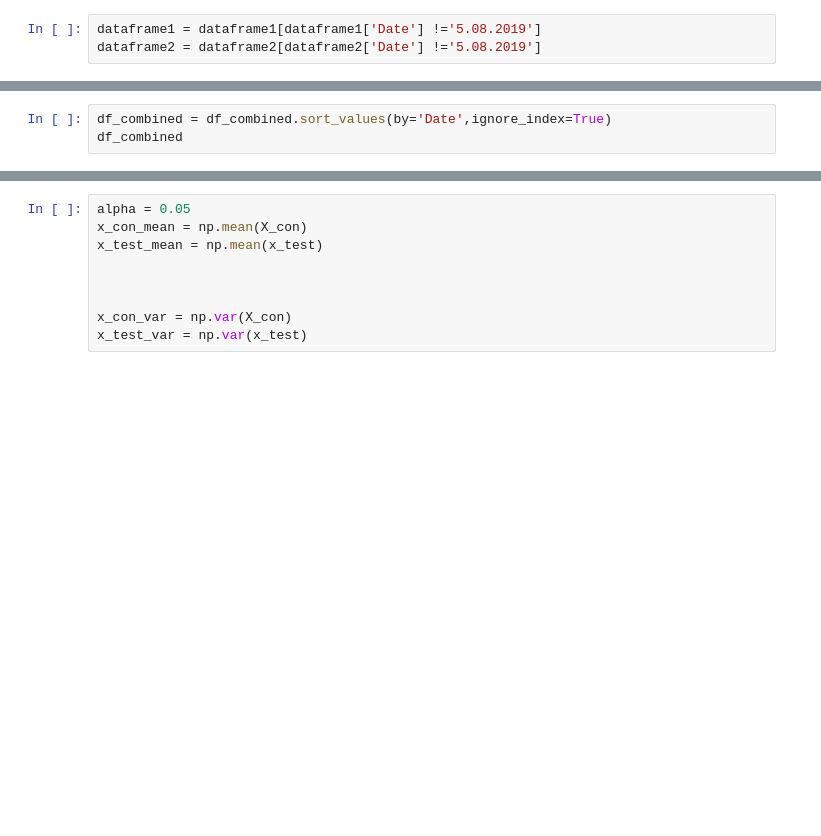
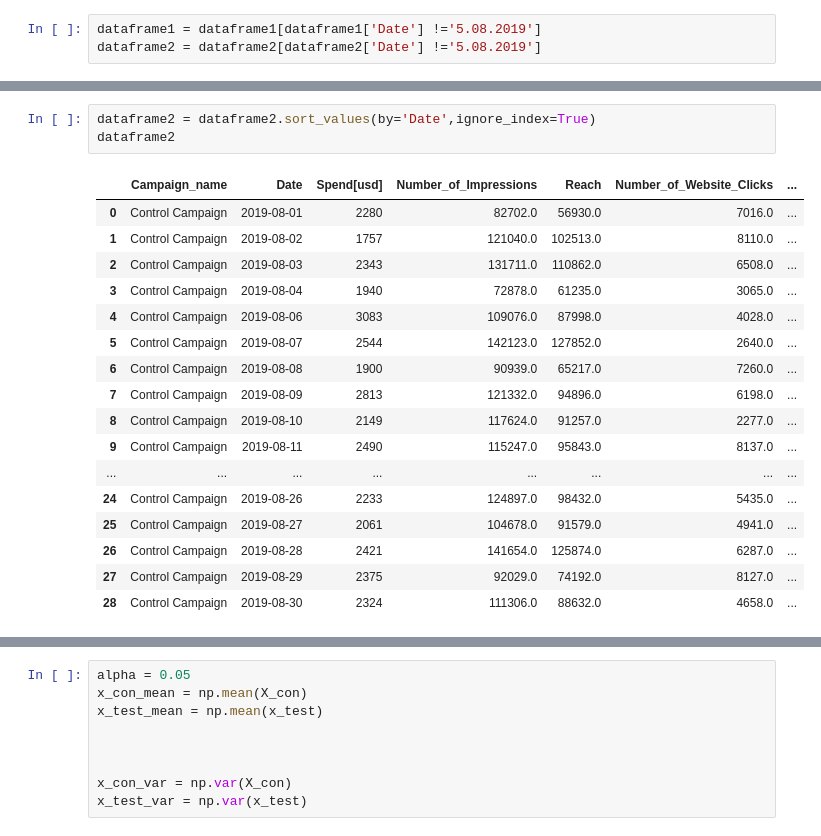
Before and after one commit to ojumah20/A-B-Testing-Campaigns-Broad-vs-Premium-Audience, a Jupyter notebook: DATA.ipynb, the cells around one changed output, grey strips where cells are left out. Saved outputs shown, nothing was run; the diff lists cells and outputs as text; blank space fills up the shorter version.

```diff
--- a/DATA.ipynb
+++ b/DATA.ipynb
@@ -152,3 +137,21 @@ dtype: object
 # %%
-df_combined = df_combined.sort_values(by='Date',ignore_index=True)
-df_combined
+dataframe2 = dataframe2.sort_values(by='Date',ignore_index=True)
+dataframe2
+# %% [output]
+|  | Campaign_name | Date | Spend[usd] | Number_of_Impressions | Reach | Number_of_Website_Clicks | ... |
+| 0 | Control Campaign | 2019-08-01 | 2280 | 82702.0 | 56930.0 | 7016.0 | ... |
+| 1 | Control Campaign | 2019-08-02 | 1757 | 121040.0 | 102513.0 | 8110.0 | ... |
+| 2 | Control Campaign | 2019-08-03 | 2343 | 131711.0 | 110862.0 | 6508.0 | ... |
+| 3 | Control Campaign | 2019-08-04 | 1940 | 72878.0 | 61235.0 | 3065.0 | ... |
+| 4 | Control Campaign | 2019-08-06 | 3083 | 109076.0 | 87998.0 | 4028.0 | ... |
+| 5 | Control Campaign | 2019-08-07 | 2544 | 142123.0 | 127852.0 | 2640.0 | ... |
+| 6 | Control Campaign | 2019-08-08 | 1900 | 90939.0 | 65217.0 | 7260.0 | ... |
+| 7 | Control Campaign | 2019-08-09 | 2813 | 121332.0 | 94896.0 | 6198.0 | ... |
+| 8 | Control Campaign | 2019-08-10 | 2149 | 117624.0 | 91257.0 | 2277.0 | ... |
+| 9 | Control Campaign | 2019-08-11 | 2490 | 115247.0 | 95843.0 | 8137.0 | ... |
+| ... | ... | ... | ... | ... | ... | ... | ... |
+| 24 | Control Campaign | 2019-08-26 | 2233 | 124897.0 | 98432.0 | 5435.0 | ... |
+| 25 | Control Campaign | 2019-08-27 | 2061 | 104678.0 | 91579.0 | 4941.0 | ... |
+| 26 | Control Campaign | 2019-08-28 | 2421 | 141654.0 | 125874.0 | 6287.0 | ... |
+| 27 | Control Campaign | 2019-08-29 | 2375 | 92029.0 | 74192.0 | 8127.0 | ... |
+| 28 | Control Campaign | 2019-08-30 | 2324 | 111306.0 | 88632.0 | 4658.0 | ... |
```
Also changed, not shown: parts of 14 cells of this notebook.
